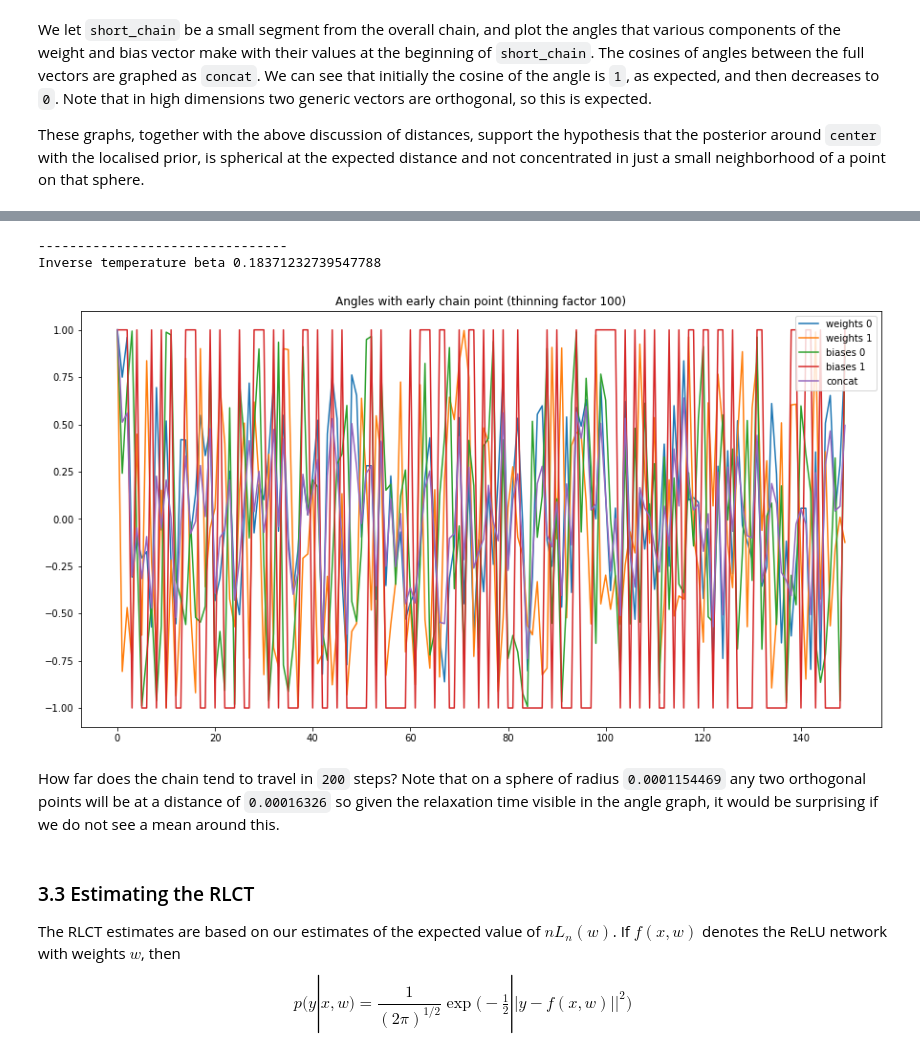
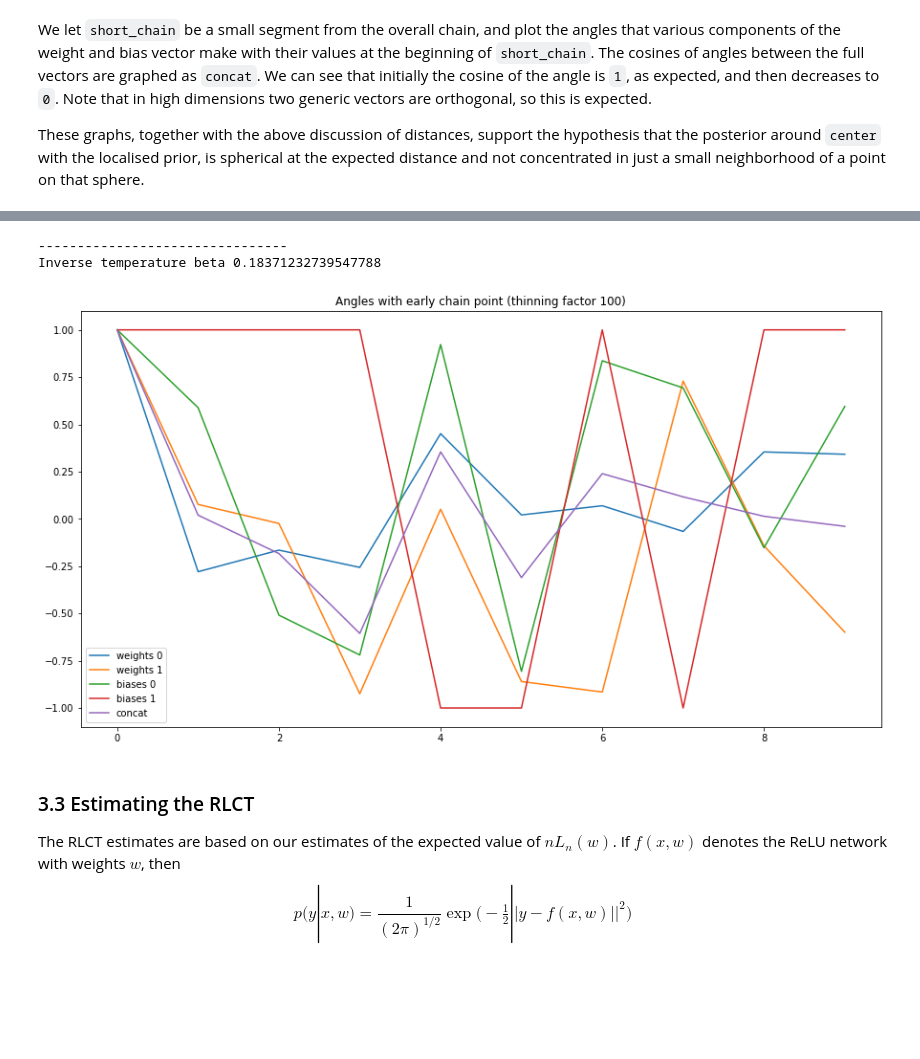
Before and after one commit to suswei/RLCT, a Jupyter notebook: notebooks/MCMC-Symmetry.ipynb, the cells around one changed output, grey strips where cells are left out. Drawn from its saved outputs; the diff is of its cells as text; code cells hidden in the pictures; blank space fills up the shorter version.

Commit message:
Now generating chains via script, data analysis in notebook

```diff
--- a/notebooks/MCMC-Symmetry.ipynb
+++ b/notebooks/MCMC-Symmetry.ipynb
@@ -392,6 +253,8 @@ true_network = build_network(true_dist_state[::2],
 # %% [markdown]
 Next we visualise the true distribution, by plotting the function $f(x,w_0)$
 # %%
+true_dist_state = true_distribution(args.num_hidden_true,args.num_hidden)
+
 plt.figure()
 plt.title('True distribution')
 plot_network(true_dist_state)
@@ -613,32 +387,13 @@ In our case the potential energy is (see Section B Nagata-Watanabe "Exchange Mon
 
 These graphs are all for the first dataset.
 # %%
-if( False ): # old visualisation, has virtue of showing both train and test energy
-  i = 0
-
-  print("")
-
-  for (b,fc) in zip(betas,mc_chains):
-    i += 1
-    print("[" + str(i) + "/" + str(args.num_betas) + "] Graphs for inverse temperature " + str(b))
-
-    short_chain = []
-
-    for c in fc[0]:
-      short_chain.append(c[-args.mc_num_results::thin_factor])
-
-    plt.figure()
-    plt.title("Potential energy")
-    plot_curves(short_chain)
-    plt.show()
-
 from pylab import rcParams
 rcParams['figure.figsize'] = 15, 8
 
 # Hamiltonian = kinetic (random standard normal per iteration) plus potential energy (negative log posterior)
 i = 0
 for (b,ft) in zip(betas,mc_traces):
-  thin_factor = 100
+  thin_factor = 1
   i += 1
   print("[" + str(i) + "/" + str(args.num_betas) + "] Graphs for inverse temperature " + str(b))
 
@@ -662,7 +413,7 @@ for (b,ft) in zip(betas,mc_traces):
 # %% [markdown]
 Note that in a high-dimensional multivariate Gaussian, the expected value of the norm of a sample is `sigma \sqrt{d}` where `sigma` is the standard deviation and `d` is the dimension. So our first sanity check is to see whether the mean of norms of the samples in our Markov Chain line up with the expected norm that we would expect from sampling from the new localised prior.
 # %%
-print("Mean sample norm from global prior Gaussian: " + str(args.global_prior_weight_std * np.sqrt(NUM_PARAMS)))
+print("Mean sample norm from global prior Gaussian: " + str(args.prior_sd * np.sqrt(NUM_PARAMS)))
 
 i = 0
 
@@ -679,7 +430,7 @@ for (b,fc) in zip(betas,mc_chains):
 
   plt.figure()
   plt.title("Distances to the center (inc burn-in)")
-  plot_distances(short_chain, center)
+  plot_distances(short_chain, true_dist_state)
   plt.show()
 # %% [output]
 Mean sample norm from global prior Gaussian: 3.605551275463989
@@ -724,7 +469,7 @@ for (b,fc) in zip(betas,mc_chains):
 
   plt.figure()
   plt.title("Angles with early chain point")
-  plot_angles(short_chain, center)
+  plot_angles(short_chain, true_dist_state)
   plt.show()
 # %% [output]
 --------------------------------
@@ -745,22 +484,22 @@ Inverse temperature beta 0.18371232739547788
 # %%
 thin_factor = 100
 
 b = betas[-1]
 fc = mc_chains[-1]
 
 print("--------------------------------")
 print("Inverse temperature beta " + str(b))
 
 short_chain = []
 
 for c in fc[0]:
-  short_chain.append(c[-args.mc_num_results::thin_factor])
+  short_chain.append(c[-args.num_samples::thin_factor])
 
 plt.figure()
 plt.title("Angles with early chain point (thinning factor " + str(int(thin_factor)) + ")")
-plot_angles(short_chain, center)
+plot_angles(short_chain, true_dist_state)
 plt.show()
 # %% [output]
 --------------------------------
 Inverse temperature beta 0.18371232739547788
-[figure, old version]
+[figure, new version]
@@ -772,2 +505,0 @@ Inverse temperature beta 0.18371232739547788
-# %% [markdown]
-How far does the chain tend to travel in `200` steps? Note that on a sphere of radius `0.0001154469` any two orthogonal points will be at a distance of `0.00016326` so given the relaxation time visible in the angle graph, it would be surprising if we do not see a mean around this.
```
Also changed, not shown: parts of 24 cells of this notebook, 2 other files.
